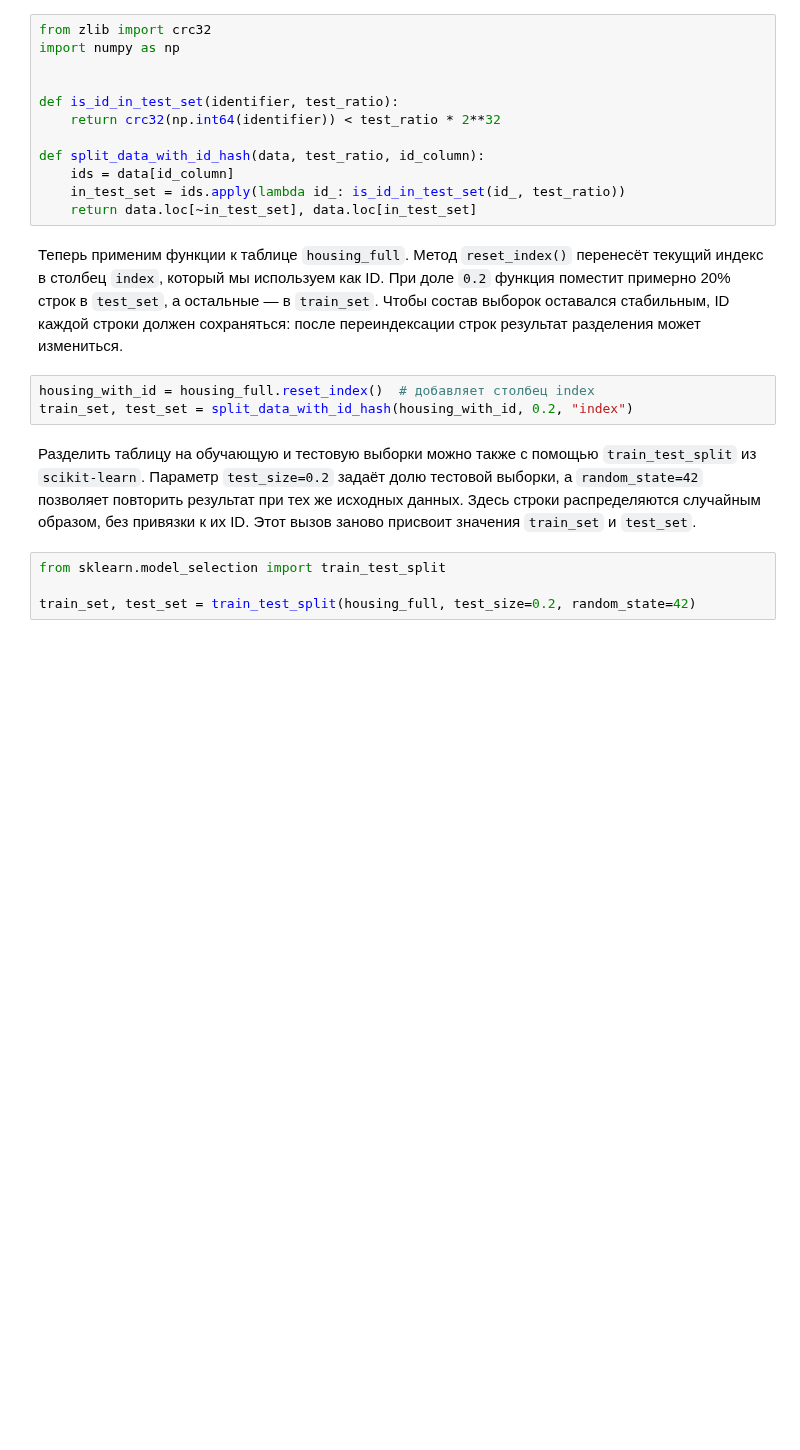
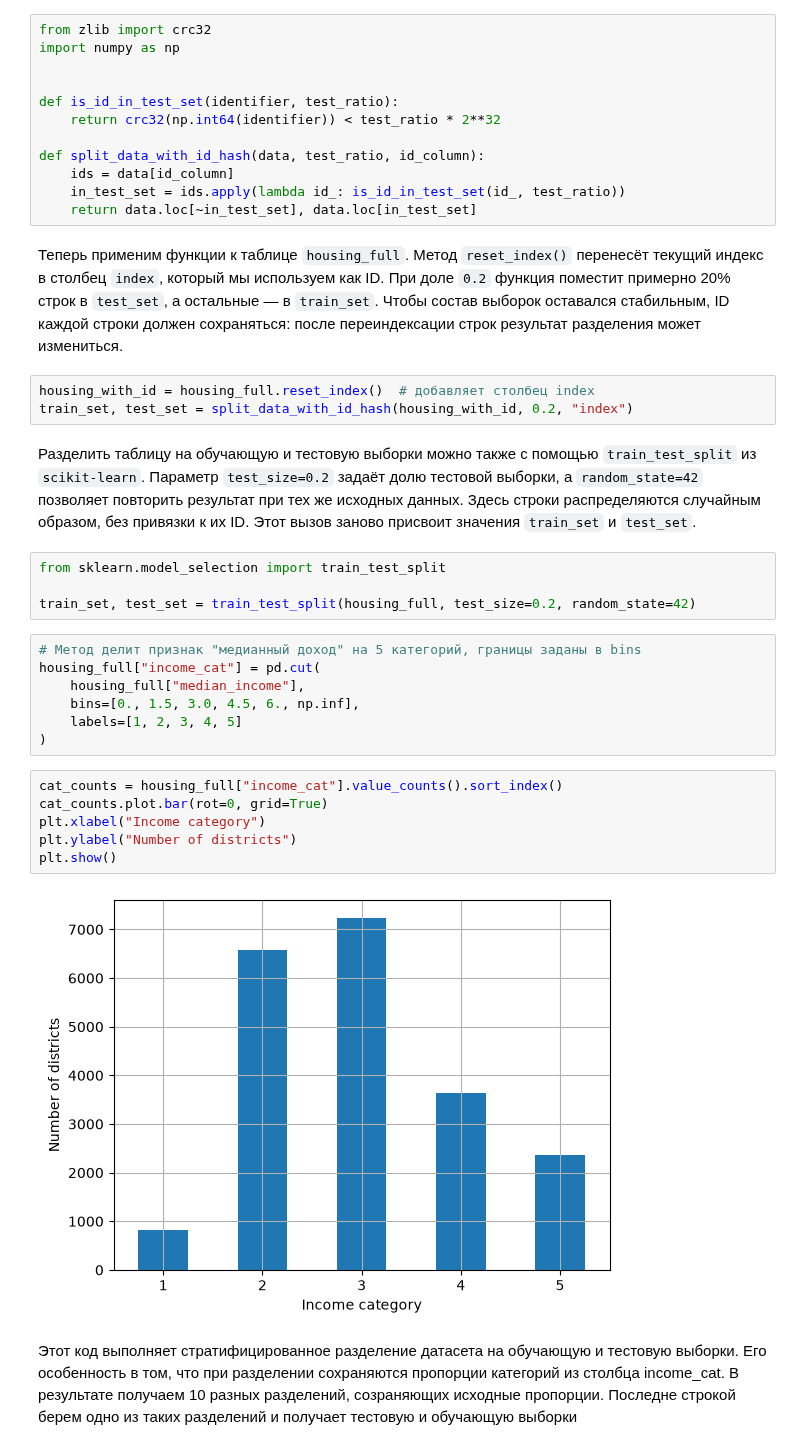
Before and after one commit to IvanOsyanin/hands-on-ml, a Jupyter notebook: chapter_02.ipynb, the cells around one changed output. Cells and saved outputs as stored; diff of their text form; blank space fills up the shorter version.

```diff
--- a/chapter_01.ipynb
+++ b/chapter_02.ipynb
@@ -117,3 +119,20 @@ train_set, test_set = split_data_with_id_hash(housing_with_id, 0.2, "index")
 from sklearn.model_selection import train_test_split
 
 train_set, test_set = train_test_split(housing_full, test_size=0.2, random_state=42)
+# %%
+# Метод делит признак "медианный доход" на 5 категорий, границы заданы в bins
+housing_full["income_cat"] = pd.cut(
+    housing_full["median_income"],
+    bins=[0., 1.5, 3.0, 4.5, 6., np.inf],
+    labels=[1, 2, 3, 4, 5]
+)
+# %%
+cat_counts = housing_full["income_cat"].value_counts().sort_index()
+cat_counts.plot.bar(rot=0, grid=True)
+plt.xlabel("Income category")
+plt.ylabel("Number of districts")
+plt.show()
+# %% [output]
+[figure, added]
+# %% [markdown]
+Этот код выполняет стратифицированное разделение датасета на обучающую и тестовую выборки. Его особенность в том, что при разделении сохраняются пропорции категорий из столбца income_cat. В результате получаем 10 разных разделений, созраняющих исходные пропорции. Последне строкой берем одно из таких разделений и получает тестовую и обучающую выборки
```
Also changed, not shown: parts of 8 cells of this notebook.
